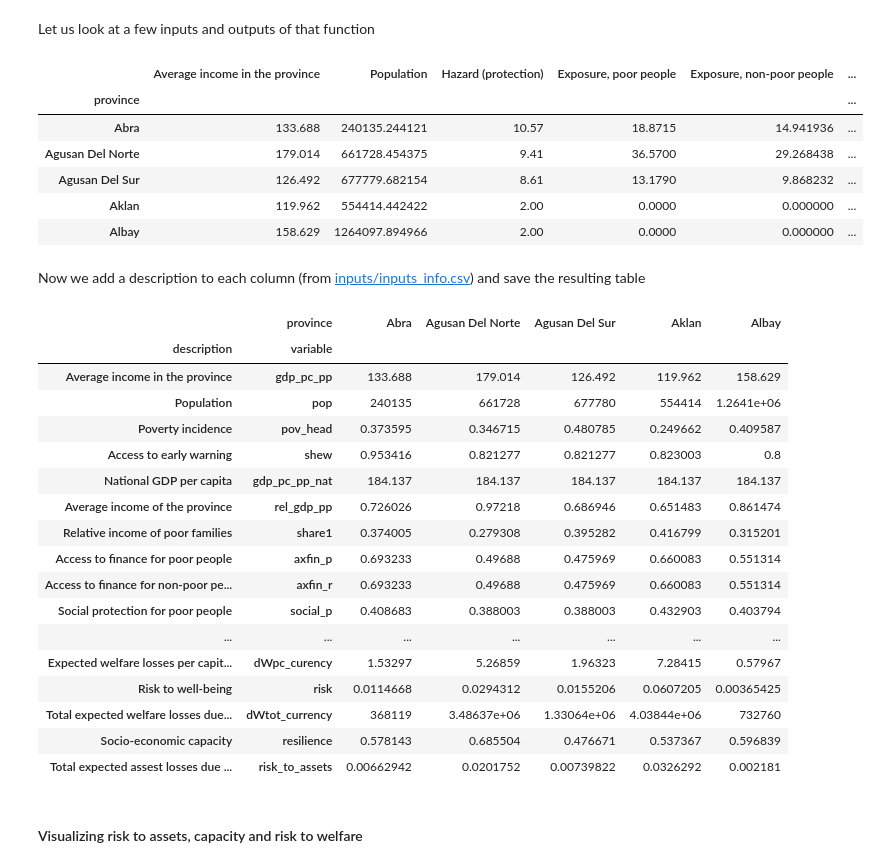
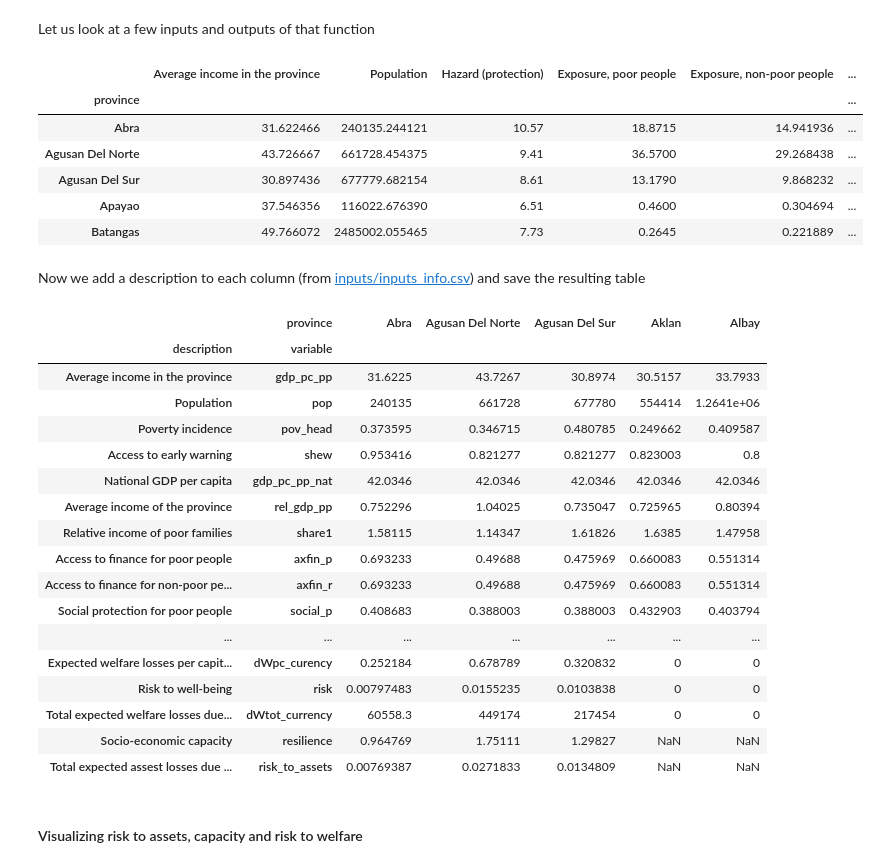
Before and after one commit to adrivsh/resilience_indicator_phl, a Jupyter notebook: socio_economic_capacity_demo.ipynb, the cells around one changed output. Drawn from its saved outputs; the diff is of its cells as text; code cells hidden in the pictures.

Commit message:
separate multi hazard lulti return period data to an other demo

```diff
--- a/socio_economic_capacity_demo.ipynb
+++ b/socio_economic_capacity_demo.ipynb
@@ -169,7 +120,7 @@ options = dict(fa_ratios=fa_ratios,  multihazard_data=multihazard_info)
 # %% [markdown]
 The function compute_resiliences computes risk and capacity from all the data.
 # %%
-df_with_results=compute_resiliences(df, **options)
+df_with_results=compute_resiliences(df)
 # %% [markdown]
 Let us look at a few inputs and outputs of that function
 # %%
@@ -185,50 +136,50 @@ desc=pd.read_csv("inputs/inputs_info.csv").set_index('key')["descriptor"]
 a=a.rename(columns=desc)
 
 #exports the result to an Excel file
-a.to_excel("results/main results.xlsx")
+a.to_excel("results/main results_simple.xlsx")
 
 #displays the first few lines
 a.head()
 # %% [output]
 |  | Average income in the province | Population | Hazard (protection) | Exposure, poor people | Exposure, non-poor people | ... |
 | province |  |  |  |  |  | ... |
-| Abra | 133.688 | 240135.244121 | 10.57 | 18.8715 | 14.941936 | ... |
-| Agusan Del Norte | 179.014 | 661728.454375 | 9.41 | 36.5700 | 29.268438 | ... |
-| Agusan Del Sur | 126.492 | 677779.682154 | 8.61 | 13.1790 | 9.868232 | ... |
-| Aklan | 119.962 | 554414.442422 | 2.00 | 0.0000 | 0.000000 | ... |
-| Albay | 158.629 | 1264097.894966 | 2.00 | 0.0000 | 0.000000 | ... |
+| Abra | 31.622466 | 240135.244121 | 10.57 | 18.8715 | 14.941936 | ... |
+| Agusan Del Norte | 43.726667 | 661728.454375 | 9.41 | 36.5700 | 29.268438 | ... |
+| Agusan Del Sur | 30.897436 | 677779.682154 | 8.61 | 13.1790 | 9.868232 | ... |
+| Apayao | 37.546356 | 116022.676390 | 6.51 | 0.4600 | 0.304694 | ... |
+| Batangas | 49.766072 | 2485002.055465 | 7.73 | 0.2645 | 0.221889 | ... |
 # %% [markdown]
 Now we add a description to each column (from [inputs/inputs_info.csv](inputs/inputs_info.csv)) and save the resulting table
 # %%
 description = pd.read_csv("inputs/inputs_info.csv", index_col="key")["descriptor"]
 description.head()
 
 df_with_results.ix["description"]= description
 data=df_with_results.T.reset_index().set_index(["description","index"]).T
 data.columns.names = ['description', 'variable']
 #exports the result to a CSV file
-data.to_csv("results/all_data_and_results.csv")
+data.to_csv("results/all_data_and_results_simple.csv")
 
 data.head().T #displays the first few provinces, transposed for ease of reading.
 # %% [output]
 |  | province | Abra | Agusan Del Norte | Agusan Del Sur | Aklan | Albay |
 | description | variable |  |  |  |  |  |
-| Average income in the province | gdp_pc_pp | 133.688 | 179.014 | 126.492 | 119.962 | 158.629 |
+| Average income in the province | gdp_pc_pp | 31.6225 | 43.7267 | 30.8974 | 30.5157 | 33.7933 |
 | Population | pop | 240135 | 661728 | 677780 | 554414 | 1.2641e+06 |
 | Poverty incidence | pov_head | 0.373595 | 0.346715 | 0.480785 | 0.249662 | 0.409587 |
 | Access to early warning | shew | 0.953416 | 0.821277 | 0.821277 | 0.823003 | 0.8 |
-| National GDP per capita | gdp_pc_pp_nat | 184.137 | 184.137 | 184.137 | 184.137 | 184.137 |
-| Average income of the province | rel_gdp_pp | 0.726026 | 0.97218 | 0.686946 | 0.651483 | 0.861474 |
-| Relative income of poor families | share1 | 0.374005 | 0.279308 | 0.395282 | 0.416799 | 0.315201 |
+| National GDP per capita | gdp_pc_pp_nat | 42.0346 | 42.0346 | 42.0346 | 42.0346 | 42.0346 |
+| Average income of the province | rel_gdp_pp | 0.752296 | 1.04025 | 0.735047 | 0.725965 | 0.80394 |
+| Relative income of poor families | share1 | 1.58115 | 1.14347 | 1.61826 | 1.6385 | 1.47958 |
 | Access to finance for poor people | axfin_p | 0.693233 | 0.49688 | 0.475969 | 0.660083 | 0.551314 |
 | Access to finance for non-poor pe... | axfin_r | 0.693233 | 0.49688 | 0.475969 | 0.660083 | 0.551314 |
 | Social protection for poor people | social_p | 0.408683 | 0.388003 | 0.388003 | 0.432903 | 0.403794 |
 | ... | ... | ... | ... | ... | ... | ... |
-| Expected welfare losses per capit... | dWpc_curency | 1.53297 | 5.26859 | 1.96323 | 7.28415 | 0.57967 |
-| Risk to well-being | risk | 0.0114668 | 0.0294312 | 0.0155206 | 0.0607205 | 0.00365425 |
-| Total expected welfare losses due... | dWtot_currency | 368119 | 3.48637e+06 | 1.33064e+06 | 4.03844e+06 | 732760 |
-| Socio-economic capacity | resilience | 0.578143 | 0.685504 | 0.476671 | 0.537367 | 0.596839 |
-| Total expected assest losses due ... | risk_to_assets | 0.00662942 | 0.0201752 | 0.00739822 | 0.0326292 | 0.002181 |
+| Expected welfare losses per capit... | dWpc_curency | 0.252184 | 0.678789 | 0.320832 | 0 | 0 |
+| Risk to well-being | risk | 0.00797483 | 0.0155235 | 0.0103838 | 0 | 0 |
+| Total expected welfare losses due... | dWtot_currency | 60558.3 | 449174 | 217454 | 0 | 0 |
+| Socio-economic capacity | resilience | 0.964769 | 1.75111 | 1.29827 | NaN | NaN |
+| Total expected assest losses due ... | risk_to_assets | 0.00769387 | 0.0271833 | 0.0134809 | NaN | NaN |
 # %% [markdown]
 #### Visualizing risk to assets, capacity and risk to welfare
 # %% [markdown]
```
Also changed, not shown: parts of 20 cells of this notebook, 8 other files.
